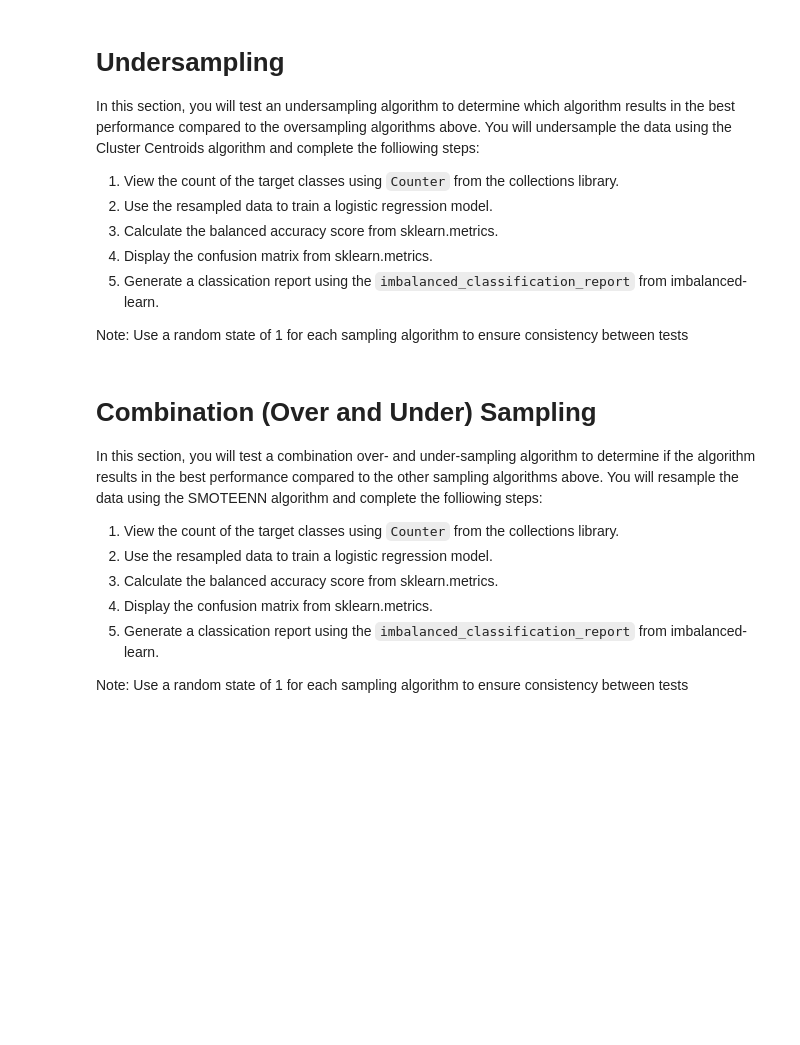
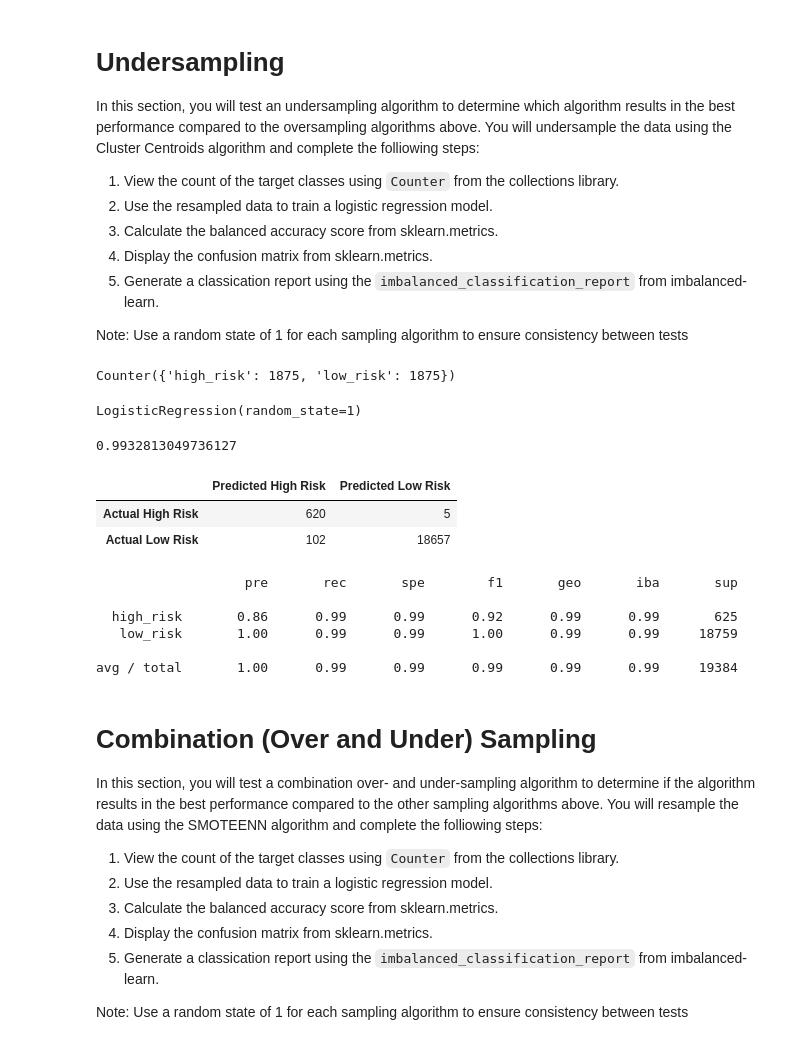
Before and after one commit to anhthi54/Fintech_Homework11, a Jupyter notebook: credit_risk_resampling.ipynb, the cells around one changed output. Drawn from its saved outputs; the diff is of its cells as text; code cells hidden in the pictures; blank space fills up the shorter version.

```diff
--- a/credit_risk_resampling.ipynb
+++ b/credit_risk_resampling.ipynb
@@ -192,13 +243,24 @@ In this section, you will test an undersampling algorithm to determine which alg
 Note: Use a random state of 1 for each sampling algorithm to ensure consistency between tests
 # %%
 # Resample the data using the ClusterCentroids resampler
-# YOUR CODE HERE
+from imblearn.under_sampling import ClusterCentroids
+cc = ClusterCentroids(random_state=1)
+X_resampled_cc, y_resampled_cc = cc.fit_resample(X_train_scaled, y_train)
 
 # View the count of target classes with Counter
-# YOUR CODE HERE
+Counter(y_resampled_cc)
+# %% [output]
+Counter({'high_risk': 1875, 'low_risk': 1875})
 # %%
 # Train the Logistic Regression model using the resampled data
-# YOUR CODE HERE
+model_cc = LogisticRegression(solver='lbfgs', random_state=1)
+model_cc.fit(X_resampled_cc, y_resampled_cc)
+# %% [output]
+LogisticRegression(random_state=1)
 # %%
 # Calculate the balanced accuracy score
-# YOUR CODE HERE
+y_pred_cc = model_cc.predict(X_test_scaled)
+bas_cc =balanced_accuracy_score(y_test, y_pred_cc)
+bas_cc
+# %% [output]
+0.9932813049736127
@@ -208,6 +267,23 @@ Note: Use a random state of 1 for each sampling algorithm to ensure consistency
+# %%
+# Display the confusion matrix
+cm_cc = confusion_matrix(y_test, y_pred_cc)
+cm_cc_df = pd.DataFrame(cm_cc, index=["Actual High Risk", "Actual Low Risk"], columns=["Predicted High Risk", "Predicted Low Risk"]
+)
+cm_cc_df
+# %% [output]
+|  | Predicted High Risk | Predicted Low Risk |
+| Actual High Risk | 620 | 5 |
+| Actual Low Risk | 102 | 18657 |
 # %%
 # Print the imbalanced classification report
-# YOUR CODE HERE
+print(classification_report_imbalanced(y_test, y_pred_cc))
+# %% [output]
+                   pre       rec       spe        f1       geo       iba       sup
+
+  high_risk       0.86      0.99      0.99      0.92      0.99      0.99       625
+   low_risk       1.00      0.99      0.99      1.00      0.99      0.99     18759
+
+avg / total       1.00      0.99      0.99      0.99      0.99      0.99     19384
 # %% [markdown]
 # Combination (Over and Under) Sampling
 
```
Also changed, not shown: parts of 28 cells of this notebook.
